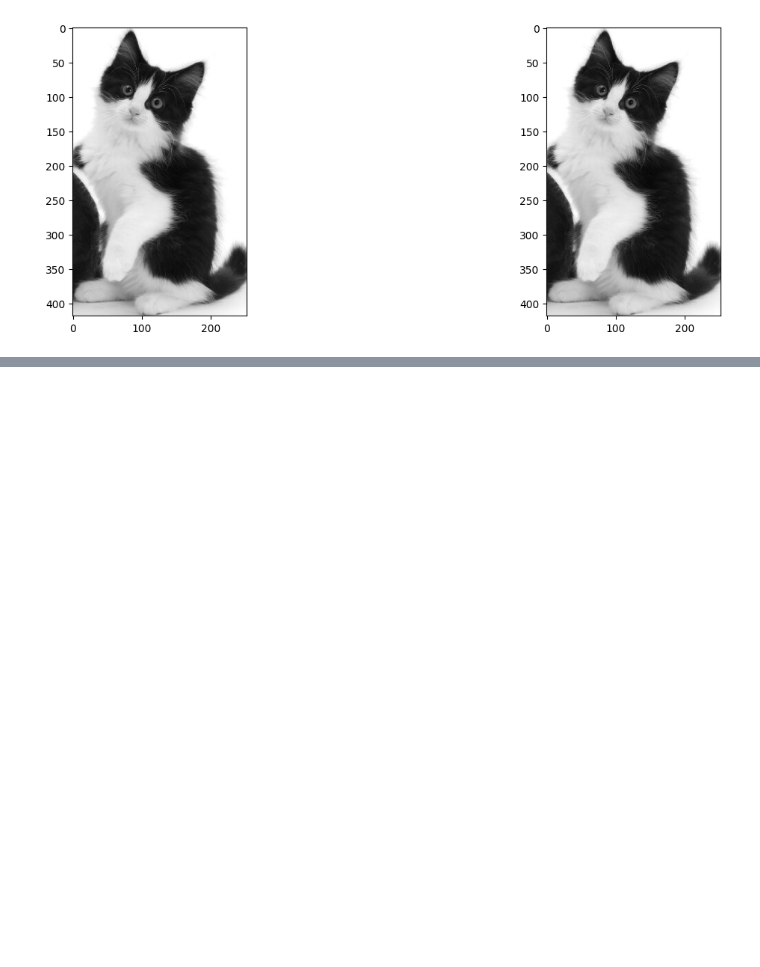
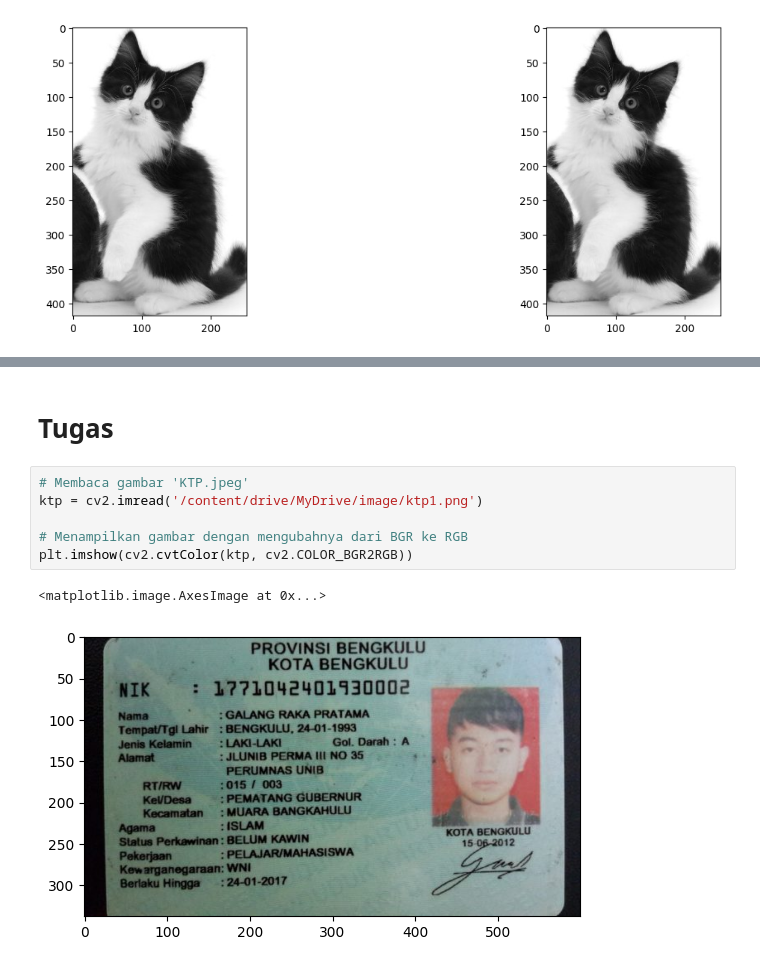
Before and after one commit to finaorivia19/PCVK_Ganjil_2023, a Jupyter notebook: Week12.ipynb, the cells around one changed output, grey strips where cells are left out. Cells and saved outputs as stored; diff of their text form; blank space fills up the shorter version.

```diff
--- a/Week12.ipynb
+++ b/Week12.ipynb
@@ -522,0 +689,11 @@ plt.show()
+# %% [markdown]
+# Tugas
+# %%
+# Membaca gambar 'KTP.jpeg'
+ktp = cv2.imread('/content/drive/MyDrive/image/ktp1.png')
+
+# Menampilkan gambar dengan mengubahnya dari BGR ke RGB
+plt.imshow(cv2.cvtColor(ktp, cv2.COLOR_BGR2RGB))
+# %% [output]
+<matplotlib.image.AxesImage at 0x...>
+[figure, added]
```
Also changed, not shown: parts of 18 cells of this notebook.
